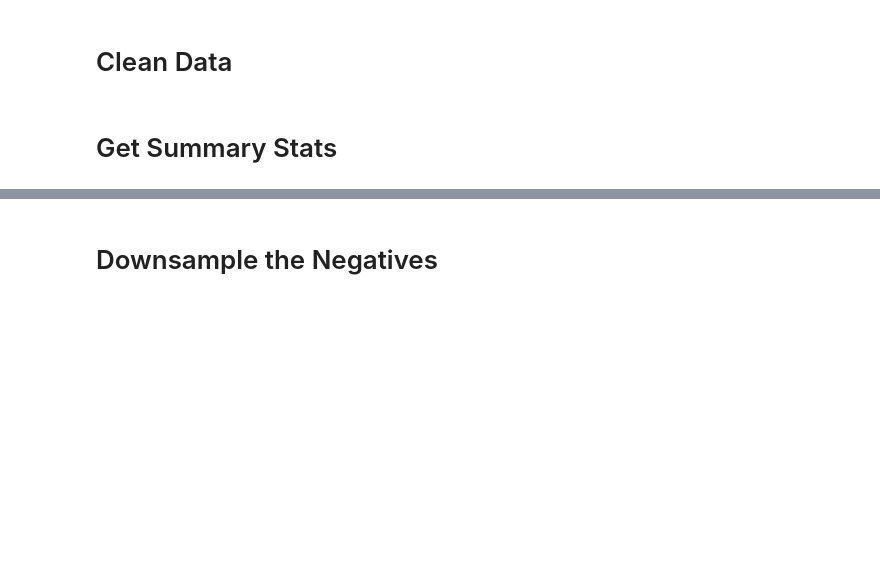
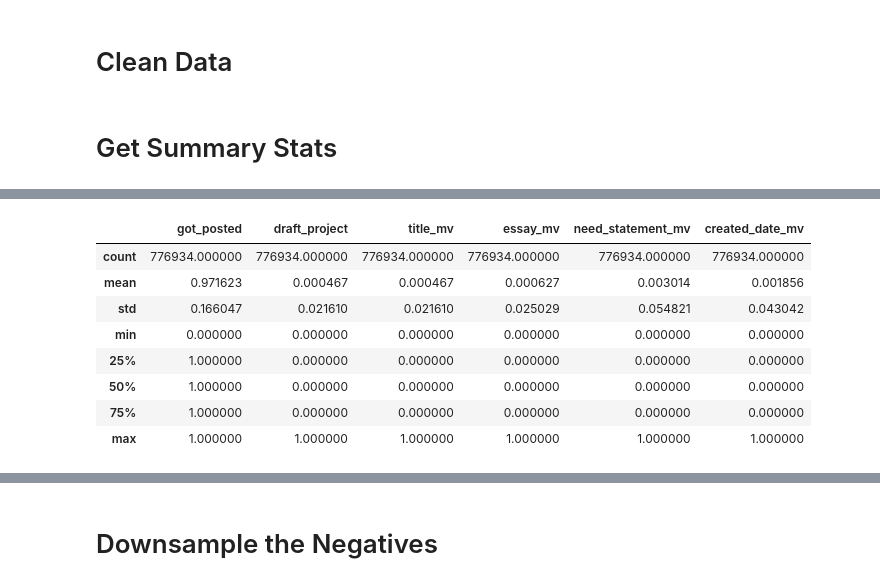
Before and after one commit to charlesdguthrie/frontrow, a Jupyter notebook: scripts/summary_stats.ipynb, the cells around one changed output, grey strips where cells are left out. Cells and saved outputs as stored; diff of their text form; code cells hidden in the pictures; blank space fills up the shorter version.

```diff
--- a/scripts/summary_stats.ipynb
+++ b/scripts/summary_stats.ipynb
@@ -70,0 +102,12 @@ getDfSummary(df)
+# %%
+df.describe()
+# %% [output]
+|  | got_posted | draft_project | title_mv | essay_mv | need_statement_mv | created_date_mv |
+| count | 776934.000000 | 776934.000000 | 776934.000000 | 776934.000000 | 776934.000000 | 776934.000000 |
+| mean | 0.971623 | 0.000467 | 0.000467 | 0.000627 | 0.003014 | 0.001856 |
+| std | 0.166047 | 0.021610 | 0.021610 | 0.025029 | 0.054821 | 0.043042 |
+| min | 0.000000 | 0.000000 | 0.000000 | 0.000000 | 0.000000 | 0.000000 |
+| 25% | 1.000000 | 0.000000 | 0.000000 | 0.000000 | 0.000000 | 0.000000 |
+| 50% | 1.000000 | 0.000000 | 0.000000 | 0.000000 | 0.000000 | 0.000000 |
+| 75% | 1.000000 | 0.000000 | 0.000000 | 0.000000 | 0.000000 | 0.000000 |
+| max | 1.000000 | 1.000000 | 1.000000 | 1.000000 | 1.000000 | 1.000000 |
```
Also changed, not shown: parts of 29 cells of this notebook, 2 other files.
